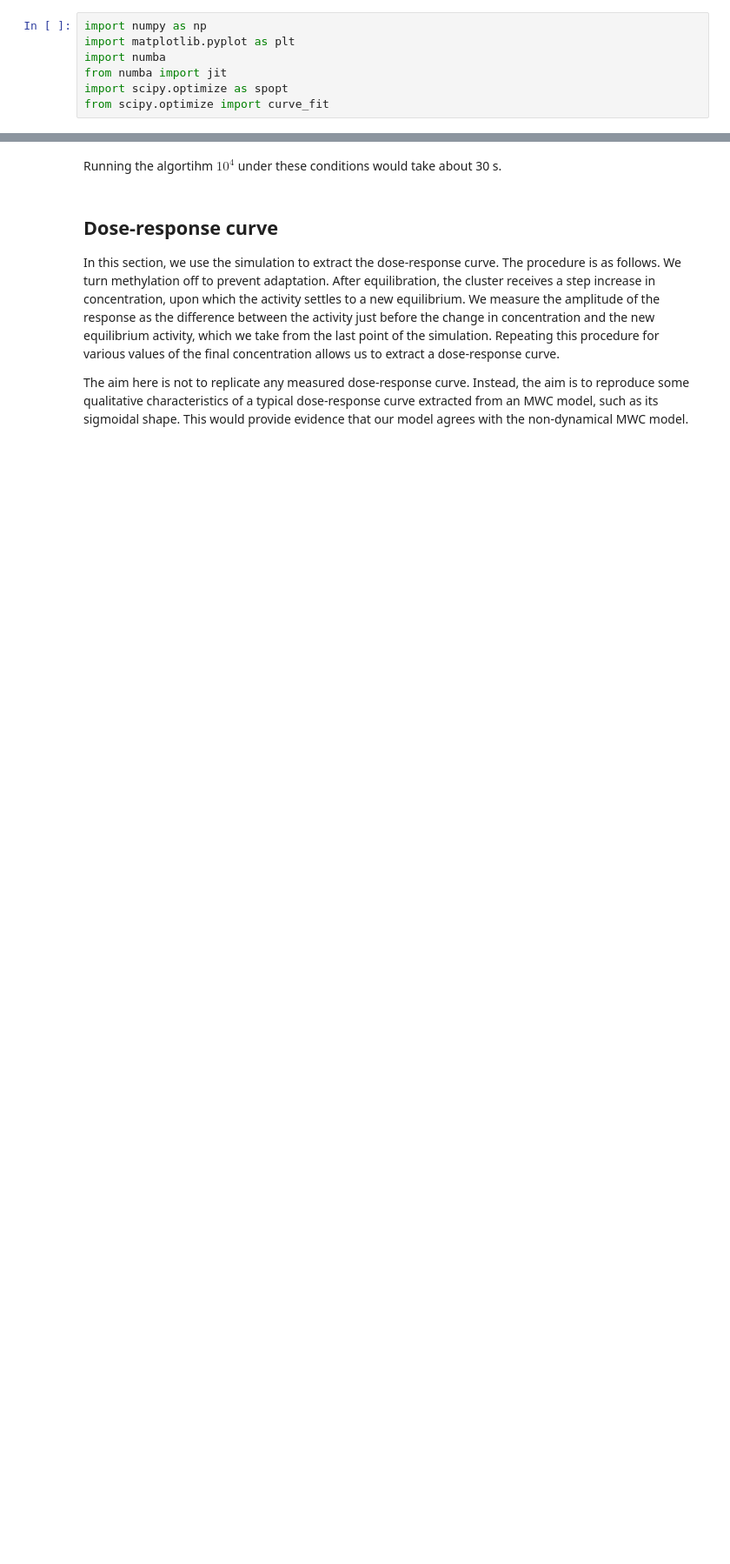
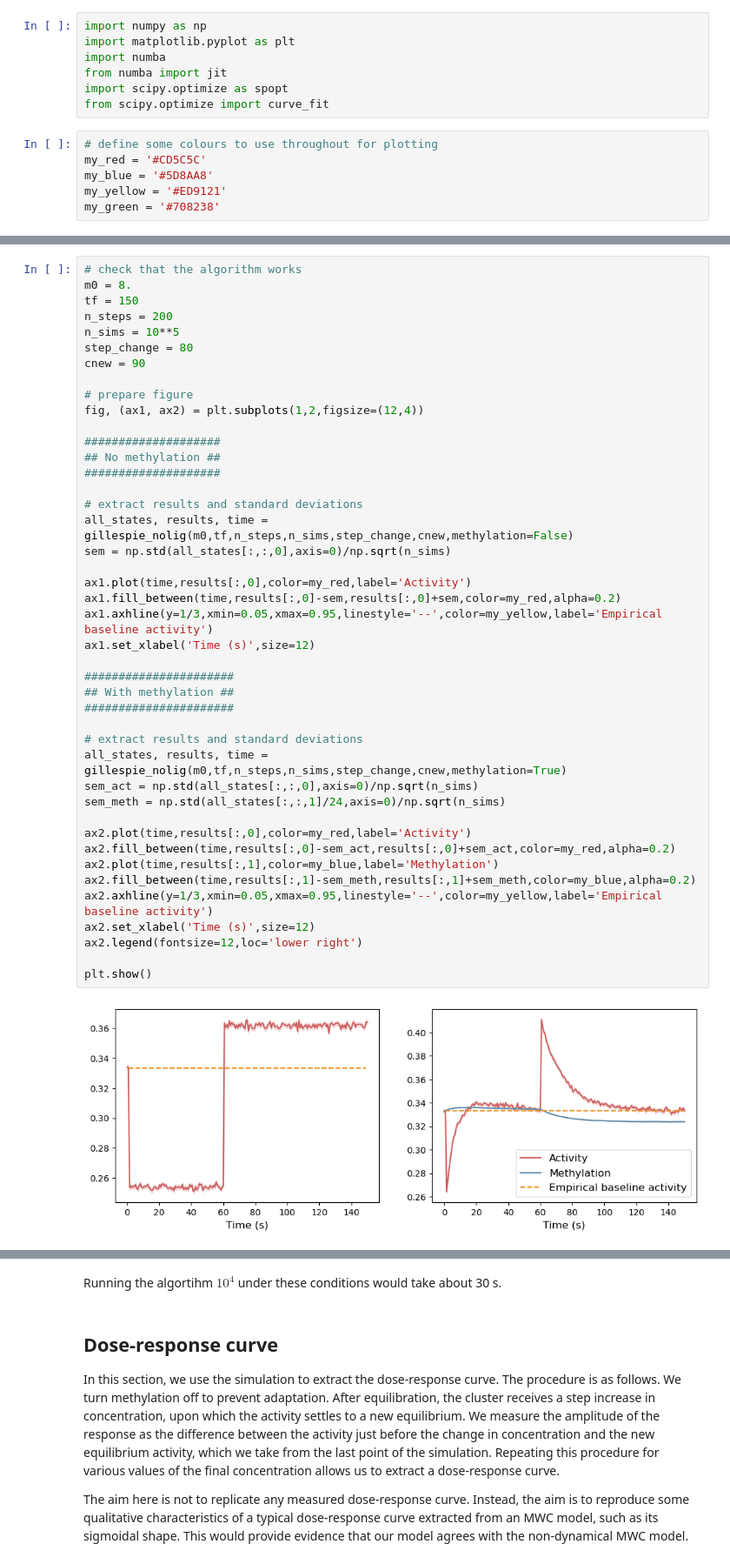
Before and after one commit to Biochemical-Networks/Chemotactic-Receptor-Array-MWC-Ising, a Jupyter notebook: dynamic_mwc_noligand.ipynb, the cells around one changed output, grey strips where cells are left out. Shown: that part at 87% size. Drawn from its saved outputs; the diff is of its cells as text; blank space fills up the shorter version.

```diff
--- a/dynamic_mwc_noligand.ipynb
+++ b/dynamic_mwc_noligand.ipynb
@@ -5,6 +8,12 @@ import numba
 from numba import jit
 import scipy.optimize as spopt
 from scipy.optimize import curve_fit
+# %%
+# define some colours to use throughout for plotting
+my_red = '#CD5C5C'
+my_blue = '#5D8AA8'
+my_yellow = '#ED9121'
+my_green = '#708238'
 # %%
 # set the events with the corresponding rates
 @numba.jit(nopython=True)
@@ -130 +140,46 @@ def gillespie_nolig(a0,m0,tf,n_steps,n_sims,step_change,cnew,
+# %%
+# check that the algorithm works
+m0 = 8.
+tf = 150
+n_steps = 200
+n_sims = 10**5
+step_change = 80
+cnew = 90
+
+# prepare figure
+fig, (ax1, ax2) = plt.subplots(1,2,figsize=(12,4))
+
+####################
+## No methylation ##
+####################
+
+# extract results and standard deviations
+all_states, results, time = gillespie_nolig(m0,tf,n_steps,n_sims,step_change,cnew,methylation=False)
+sem = np.std(all_states[:,:,0],axis=0)/np.sqrt(n_sims)
+
+ax1.plot(time,results[:,0],color=my_red,label='Activity')
+ax1.fill_between(time,results[:,0]-sem,results[:,0]+sem,color=my_red,alpha=0.2)
+ax1.axhline(y=1/3,xmin=0.05,xmax=0.95,linestyle='--',color=my_yellow,label='Empirical baseline activity')
+ax1.set_xlabel('Time (s)',size=12)
+
+######################
+## With methylation ##
+######################
+
+# extract results and standard deviations
+all_states, results, time = gillespie_nolig(m0,tf,n_steps,n_sims,step_change,cnew,methylation=True)
+sem_act = np.std(all_states[:,:,0],axis=0)/np.sqrt(n_sims)
+sem_meth = np.std(all_states[:,:,1]/24,axis=0)/np.sqrt(n_sims)
+
+ax2.plot(time,results[:,0],color=my_red,label='Activity')
+ax2.fill_between(time,results[:,0]-sem_act,results[:,0]+sem_act,color=my_red,alpha=0.2)
+ax2.plot(time,results[:,1],color=my_blue,label='Methylation')
+ax2.fill_between(time,results[:,1]-sem_meth,results[:,1]+sem_meth,color=my_blue,alpha=0.2)
+ax2.axhline(y=1/3,xmin=0.05,xmax=0.95,linestyle='--',color=my_yellow,label='Empirical baseline activity')
+ax2.set_xlabel('Time (s)',size=12)
+ax2.legend(fontsize=12,loc='lower right')
+
+plt.show()
+# %% [output]
+[figure, added]
 # %%
```
Also changed, not shown: parts of 27 cells of this notebook, 8 other files.
